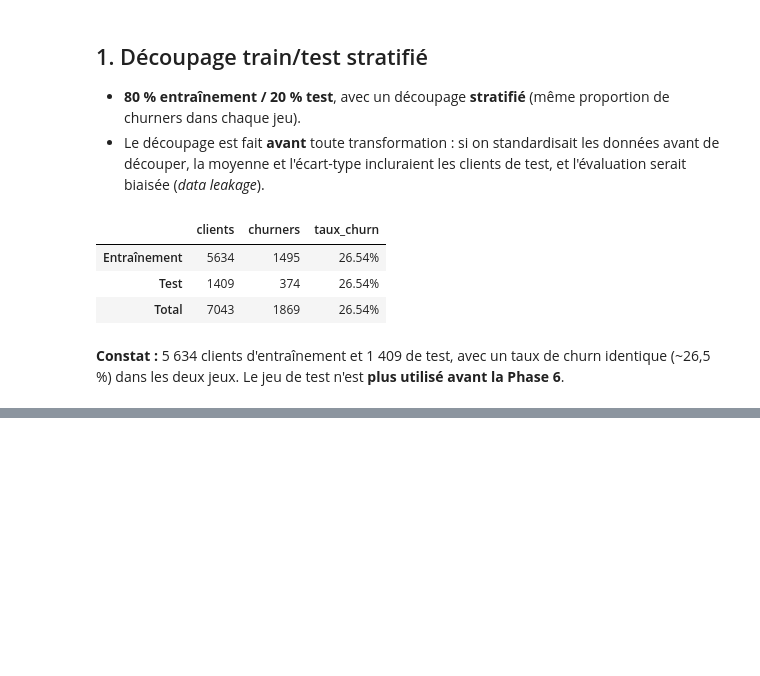
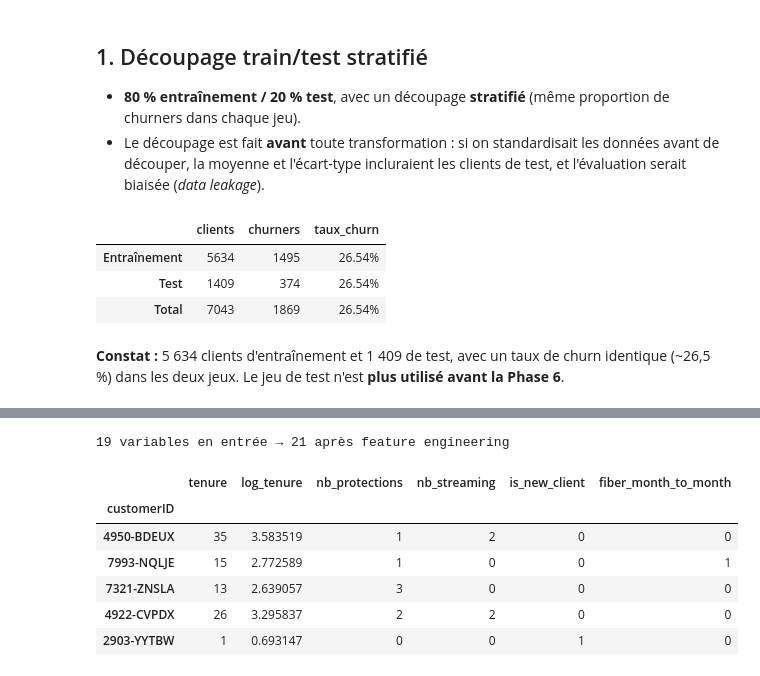
Before and after one commit to cheikhahmedtidiane/projet_churn_clients, a Jupyter notebook: notebooks/04_feature_engineering.ipynb, the cells around one changed output, grey strips where cells are left out. Saved outputs shown, nothing was run; the diff lists cells and outputs as text; code cells hidden in the pictures; blank space fills up the shorter version.

```diff
--- a/notebooks/04_feature_engineering.ipynb
+++ b/notebooks/04_feature_engineering.ipynb
@@ -45,0 +62,17 @@ summary.style.format({"taux_churn": "{:.2%}"})
+# %%
+from churn.features import ChurnFeatureEngineer
+
+engineer = ChurnFeatureEngineer()
+X_train_fe = engineer.fit_transform(X_train)
+new_cols = ["tenure", "log_tenure", "nb_protections", "nb_streaming", "is_new_client", "fiber_month_to_month"]
+print(f"{X_train.shape[1]} variables en entrée → {X_train_fe.shape[1]} après feature engineering")
+X_train_fe[new_cols].head()
+# %% [output]
+19 variables en entrée → 21 après feature engineering
+|  | tenure | log_tenure | nb_protections | nb_streaming | is_new_client | fiber_month_to_month |
+| customerID |  |  |  |  |  |  |
+| 4950-BDEUX | 35 | 3.583519 | 1 | 2 | 0 | 0 |
+| 7993-NQLJE | 15 | 2.772589 | 1 | 0 | 0 | 1 |
+| 7321-ZNSLA | 13 | 2.639057 | 3 | 0 | 0 | 0 |
+| 4922-CVPDX | 26 | 3.295837 | 2 | 2 | 0 | 0 |
+| 2903-YYTBW | 1 | 0.693147 | 0 | 0 | 1 | 0 |
```
Also changed, not shown: parts of 4 cells of this notebook, 4 other files.
